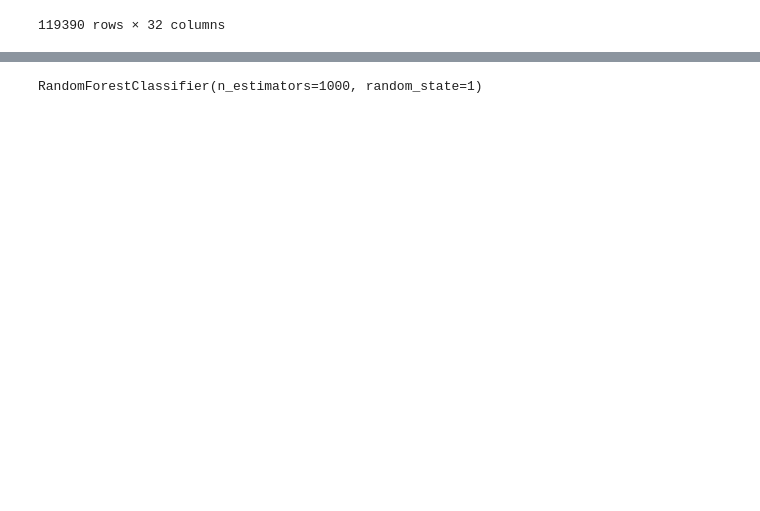
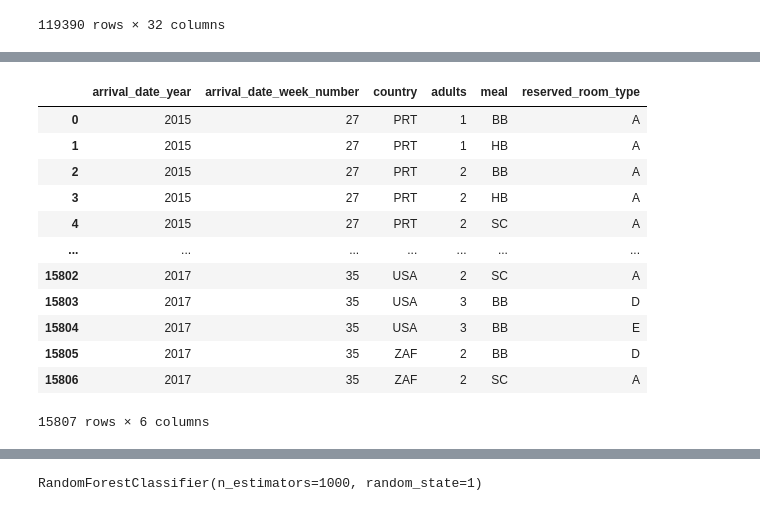
Before and after one commit to johnmyronmillar/HotelPricePredictor, a Jupyter notebook: Code/Averages.ipynb, the cells around one changed output, grey strips where cells are left out. Cells and saved outputs as stored; diff of their text form; code cells hidden in the pictures; blank space fills up the shorter version.

```diff
--- a/Code/Averages.ipynb
+++ b/Code/Averages.ipynb
@@ -220,0 +235,19 @@ df
+# %%
+X = pd.DataFrame(grouped_df)
+X = pd.DataFrame.reset_index(X)
+X = X.drop('adr', axis=1)
+X
+# %% [output]
+|  | arrival_date_year | arrival_date_week_number | country | adults | meal | reserved_room_type |
+| 0 | 2015 | 27 | PRT | 1 | BB | A |
+| 1 | 2015 | 27 | PRT | 1 | HB | A |
+| 2 | 2015 | 27 | PRT | 2 | BB | A |
+| 3 | 2015 | 27 | PRT | 2 | HB | A |
+| 4 | 2015 | 27 | PRT | 2 | SC | A |
+| ... | ... | ... | ... | ... | ... | ... |
+| 15802 | 2017 | 35 | USA | 2 | SC | A |
+| 15803 | 2017 | 35 | USA | 3 | BB | D |
+| 15804 | 2017 | 35 | USA | 3 | BB | E |
+| 15805 | 2017 | 35 | ZAF | 2 | BB | D |
+| 15806 | 2017 | 35 | ZAF | 2 | SC | A |
+15807 rows × 6 columns
```
Also changed, not shown: parts of 27 cells of this notebook, 2 other files.
